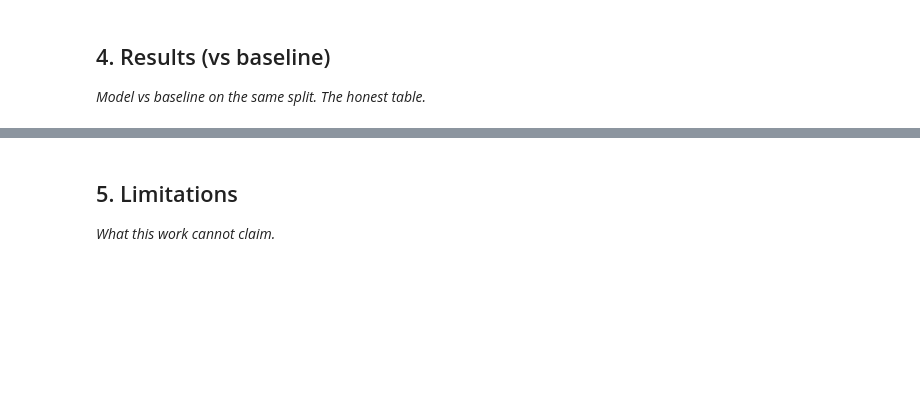
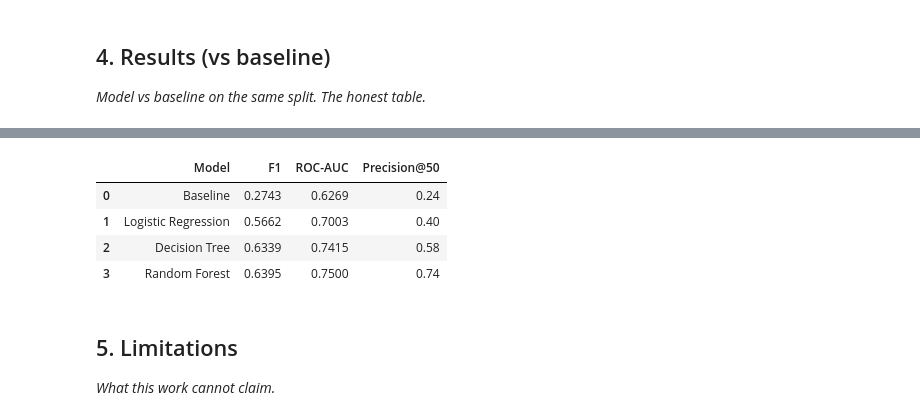
Before and after one commit to itz-me-sree/flyrank-ml-internship, a Jupyter notebook: work/notebooks/capstone.ipynb, the cells around one changed output, grey strips where cells are left out. Cells and saved outputs as stored; diff of their text form; code cells hidden in the pictures; blank space fills up the shorter version.

```diff
--- a/work/notebooks/capstone.ipynb
+++ b/work/notebooks/capstone.ipynb
@@ -25,3 +300,38 @@ This skeleton is yours to fill. Work the sections **in order** — each one has
+# %%
+results_table = pd.DataFrame({
+    "Model": [
+        "Baseline",
+        "Logistic Regression",
+        "Decision Tree",
+        "Random Forest"
+    ],
+    "F1": [
+        0.2743,
+        0.5662,
+        0.6339,
+        0.6395
+    ],
+    "ROC-AUC": [
+        0.6269,
+        0.7003,
+        0.7415,
+        0.7500
+    ],
+    "Precision@50": [
+        0.24,
+        0.40,
+        0.58,
+        0.74
+    ]
+})
+
+display(results_table)
+# %% [output]
+|  | Model | F1 | ROC-AUC | Precision@50 |
+| 0 | Baseline | 0.2743 | 0.6269 | 0.24 |
+| 1 | Logistic Regression | 0.5662 | 0.7003 | 0.40 |
+| 2 | Decision Tree | 0.6339 | 0.7415 | 0.58 |
+| 3 | Random Forest | 0.6395 | 0.7500 | 0.74 |
 # %% [markdown]
 ## 5. Limitations
 
```
Also changed, not shown: parts of 22 cells of this notebook.
